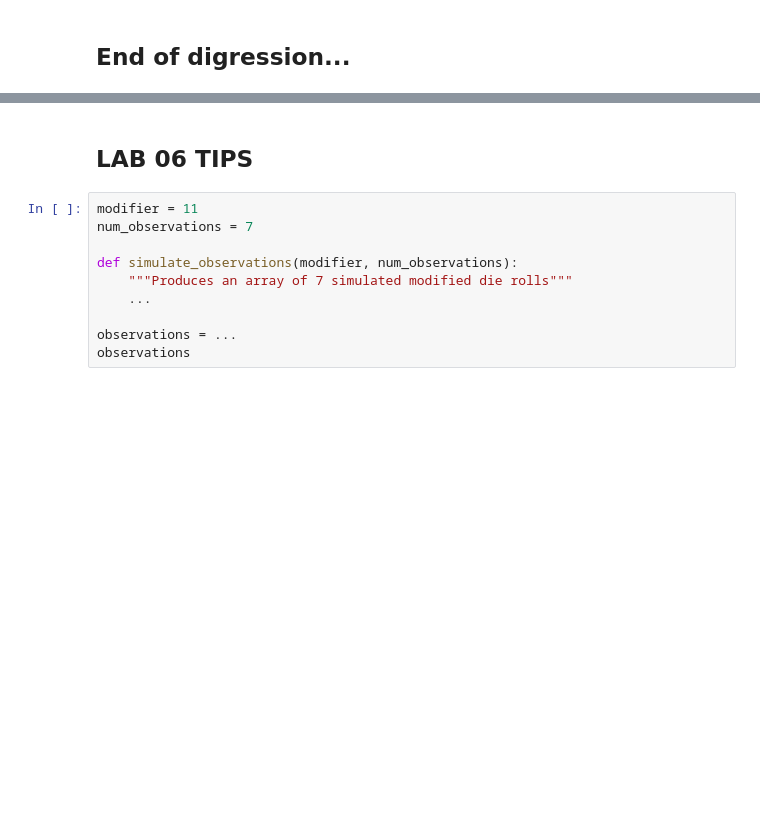
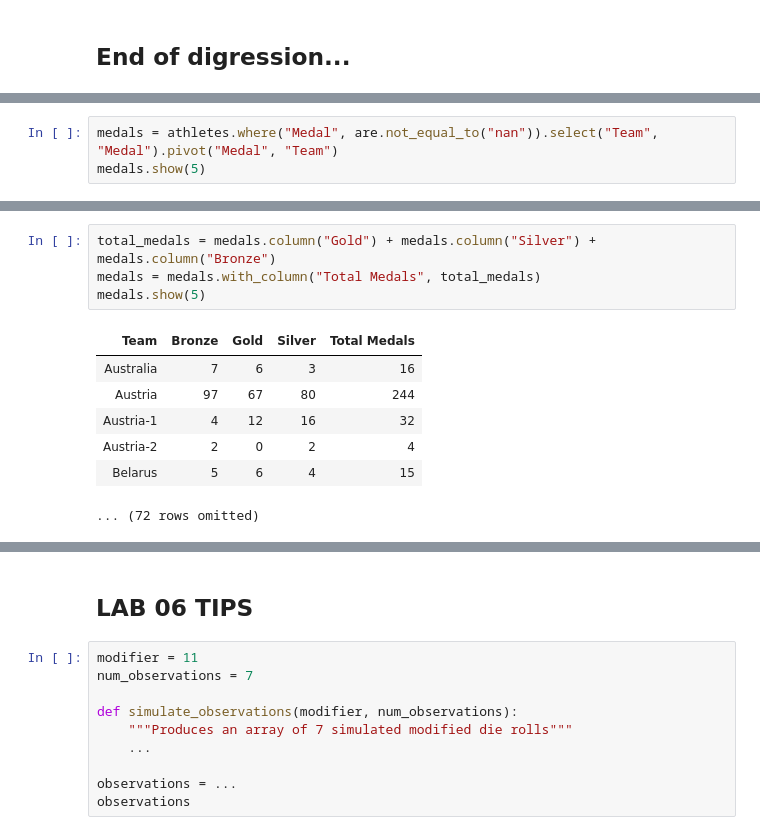
Before and after one commit to laserchemist/datascience, a Jupyter notebook: Spring 2024/Class_Examples/Nyquist/Class015_JN.ipynb, the cells around one changed output, grey strips where cells are left out. Cells and saved outputs as stored; diff of their text form; blank space fills up the shorter version.

```diff
--- a/Spring 2024/Class_Examples/Nyquist/Class015_JN.ipynb
+++ b/Spring 2024/Class_Examples/Nyquist/Class015_JN.ipynb
@@ -67,0 +101,3 @@ Black makes some opinionated choices. You do not have to follow all of its forma
+# %%
+medals = athletes.where("Medal", are.not_equal_to("nan")).select("Team", "Medal").pivot("Medal", "Team")
+medals.show(5)
@@ -67,0 +112,12 @@ Black makes some opinionated choices. You do not have to follow all of its forma
+# %%
+total_medals = medals.column("Gold") + medals.column("Silver") + medals.column("Bronze")
+medals = medals.with_column("Total Medals", total_medals)
+medals.show(5)
+# %% [output]
+| Team | Bronze | Gold | Silver | Total Medals |
+| Australia | 7 | 6 | 3 | 16 |
+| Austria | 97 | 67 | 80 | 244 |
+| Austria-1 | 4 | 12 | 16 | 32 |
+| Austria-2 | 2 | 0 | 2 | 4 |
+| Belarus | 5 | 6 | 4 | 15 |
+... (72 rows omitted)
```
Also changed, not shown: parts of 39 cells of this notebook.
